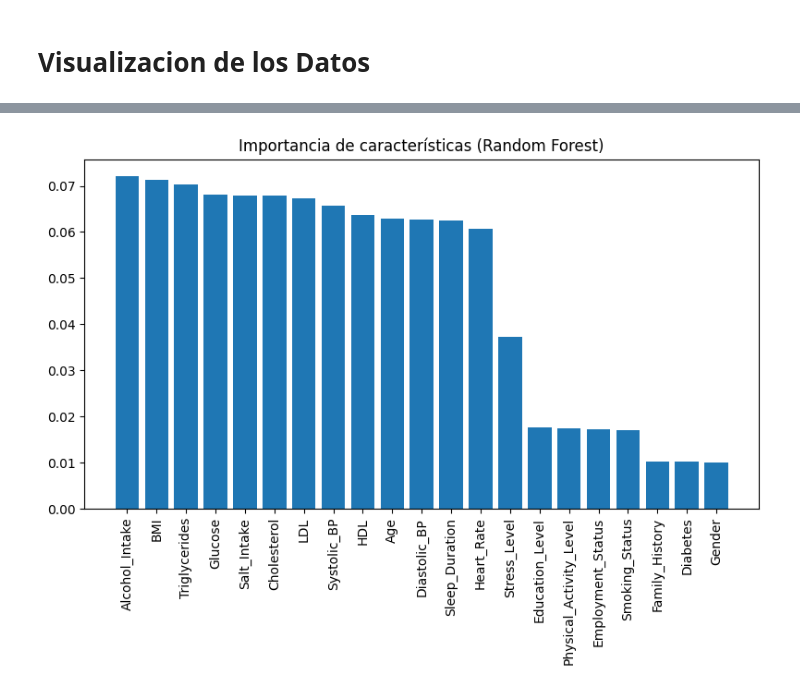
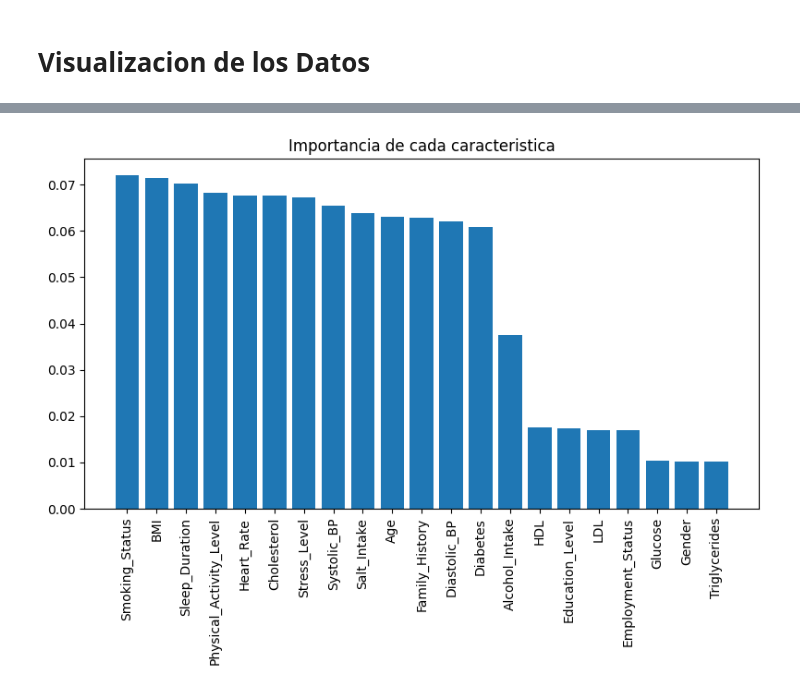
Before and after one commit to 24DavidM/ProyectoIA, a Jupyter notebook: SistemaPrediccion/notebooks/modelo.ipynb, the cells around one changed output, grey strips where cells are left out. Saved outputs shown, nothing was run; the diff lists cells and outputs as text; code cells hidden in the pictures.

Commit message:
Entrenamiento y Creación del Modelo

```diff
--- a/SistemaPrediccion/notebooks/modelo.ipynb
+++ b/SistemaPrediccion/notebooks/modelo.ipynb
@@ -179,0 +114,21 @@ weighted avg       0.51      0.72      0.60     34997
+# %%
+# Define el preprocesador
+preprocessor = ColumnTransformer(
+    transformers=[
+        ('num', StandardScaler(), num_feats),
+        ('cat', OrdinalEncoder(), cat_feats)
+    ]
+)
+# %%
+# Construimos el pipeline con el preprocesamiento y modelo
+
+pipeline = Pipeline([
+    ('preprocessor', preprocessor),
+    ('classifier',RandomForestClassifier(n_estimators=200, max_depth=None, min_samples_split=2,random_state=42,class_weight='balanced'))
+])
+# %%
+# Divide para entrenamiento y prueba
+X_train, X_test, y_train, y_test = train_test_split(X, y_enc, test_size=0.2, random_state=42)
+# %%
+# Entrena el modelo
+pipeline.fit(X_train, y_train)
@@ -195,17 +186,17 @@ plt.show()
 # %%
 # Visualizacion de las caracteristicas mas importantes
-importances = model.feature_importances_
+importances = pipeline.named_steps['classifier'].feature_importances_
 features = X.columns
 indices = importances.argsort()[::-1]
 
 plt.figure(figsize=(8,6))
 plt.bar(range(len(importances)), importances[indices], align='center')
 plt.xticks(range(len(importances)), features[indices], rotation=90)
-plt.title('Importancia de  cada caracteristica')
+plt.title('Importancia de cada caracteristica')
 plt.tight_layout()
 plt.show()
 # %% [output]
-[figure, old version]
+[figure, new version]
 # %%
 # Visualizacion de la distribucion de las probabilidades
 plt.figure(figsize=(6,4))
```
Also changed, not shown: parts of 22 cells of this notebook, 6 other files.
